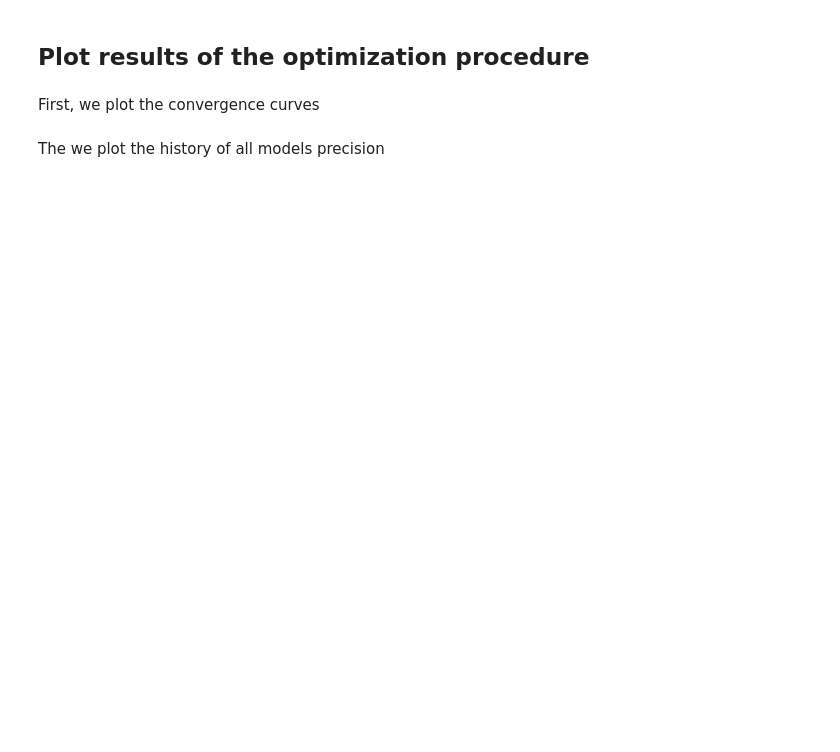
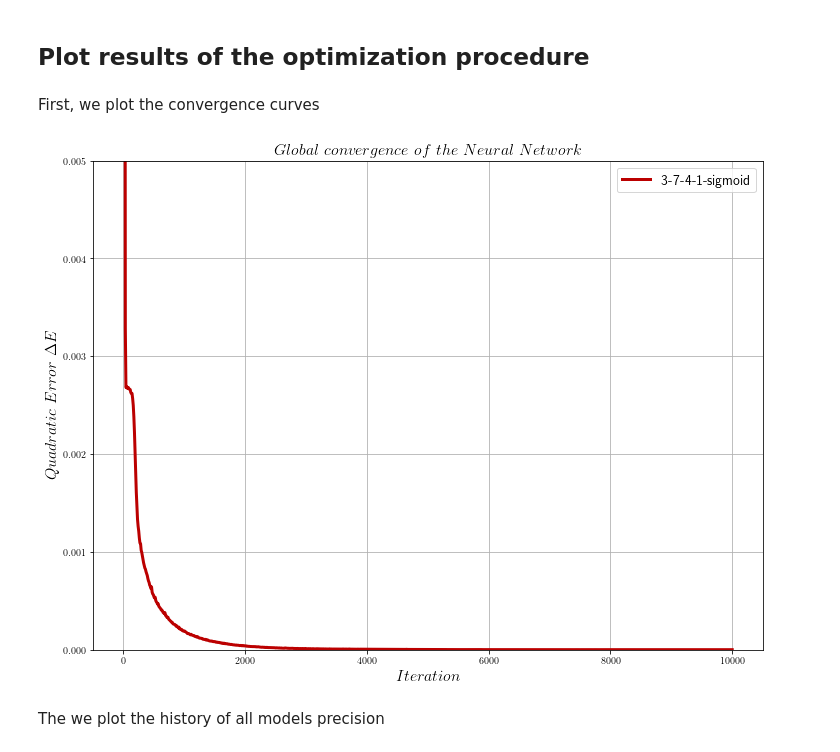
Before and after one commit to pantale/ANN-ConstitutiveLaw, a Jupyter notebook: ANN-Learning.ipynb, the cells around one changed output. Cells and saved outputs as stored; diff of their text form; code cells hidden in the pictures; blank space fills up the shorter version.

```diff
--- a/ANN-Learning.ipynb
+++ b/ANN-Learning.ipynb
@@ -267,8 +295,8 @@ NNinput.shape, NNoutput.shape
 # %% [markdown]
 ## Neural Network set-up
 # %%
-models = []              # The list of models to use
-convergenceCurves = []   # To store convergence curves
+models = []  # The list of models to use
+convergenceDatas = []   # To store convergence curves
 
 #FACT = ['relu', 'sigmoid', 'tanh']
 #COUCH = [3, 5, 7, 9]
@@ -276,8 +304,11 @@ FACT = ['relu', 'sigmoid', 'tanh']
 COUCH = [5, 7, 9]
 #COUCH = [[5,2], [5,3], [5,4]]
 
-FACT = ['tanh']
-COUCH = [5, 7]
+FACT = ['tanh', ]
+COUCH = [5, 7, 9, [5,3], [7,4], [9,5]]
+
+FACT = ['sigmoid']
+COUCH = [[7,4]]
 
 for f in FACT:
     for c in COUCH:
@@ -297,3 +328,4 @@ for f in FACT:
         desc += '-1-'+f
         model._name = desc
         models.append(model)
+        convergenceDatas.append([desc, np.array([])])
@@ -303,5 +350,5 @@ Initialize models and apply solver and optimizer for each one.
 Here, we choose the **adam** solver and a **mse** error.
 # %%
 for model in models:
-    model.compile(loss = 'mean_squared_error', optimizer = 'adam', metrics = ['accuracy'])
+    model.compile(loss = 'mean_squared_error', optimizer = 'adam')
     model.summary()
@@ -308,16 +392,14 @@ for model in models:
 # %% [markdown]
 ## Solve the parameters of all ANN models
 # %%
-iterationsNumber = 20 # Define the number of iteration to do
+iterationsNumber = 10 # Define the number of iteration to do
 epochNumber = 1000    # Define the number of epoch for each iteration
 
-for model in models:
-    hist = np.array([])
+for model, convergenceData in zip (models, convergenceDatas):
     print("MODEL :", model.name)
     for i in range(iterationsNumber):
-        history = model.fit(NNinput, NNoutput, epochs = epochNumber, verbose = 0)
+        history = model.fit(NNinput, NNoutput, epochs = epochNumber, validation_data = (inputTest, sig_test), verbose = 0)#, shuffle = True)
         loss = history.history['loss']
-        hist = np.append(hist, loss)
+        convergenceData[1] = np.append(convergenceData[1], loss)
         print("Iteration :", i + 1, "/", iterationsNumber, '-> %8.6E' % loss[-1], "  ", end = '\r')
     print("\n")
-    convergenceCurves.append(hist)
@@ -323,0 +411,6 @@ for model in models:
+# %%
+for convergenceData in convergenceDatas:
+    name = convergenceData[0]
+    convCurve = convergenceData[1]
+    np.savez(dataPath + '/CD-' + name, convCurve = convCurve)
+    print("Convergence data %s saved" % (name))
@@ -328,20 +430,24 @@ First, we plot the convergence curves
 # %%
 plt.figure(figsize = (12, 9))
 plt.rc('text', usetex = True)
 cl = 0
-for model, curve in zip(models, convergenceCurves):
+for convergenceData in convergenceDatas:
+    name = convergenceData[0]
+    curve = convergenceData[1]
     shortCurve = curve[::10]
     x = np.linspace(0, len(curve), len(shortCurve))
-    plt.plot(x, shortCurve, label = model.name, color=colorlist[cl], linewidth = 3)
+    plt.plot(x, shortCurve, label = name, color=colorlist[cl], linewidth = 3)
     cl += 1
 plt.grid()
 plt.xlabel(r'$Iteration$', fontsize = 16)
 plt.ylim(0, 5e-3)
 plt.ylabel(r'$Quadratic\ Error\ \Delta E$', fontsize = 16)
 plt.title(r'$Global\ convergence\ of\ the\ Neural\ Network$', fontsize = 16)
 plt.legend(loc = 'upper right',fancybox = True, numpoints = 1, fontsize = 14)
 if (saveFigures) : plt.savefig(dataPath + '/' + 'Convergence.svg', bbox_inches = 'tight', pad_inches = 0)
 plt.show()
+# %% [output]
+[figure, added]
 # %% [markdown]
 The we plot the history of all models precision
 # %%
```
Also changed, not shown: parts of 20 cells of this notebook, 3 other files.
